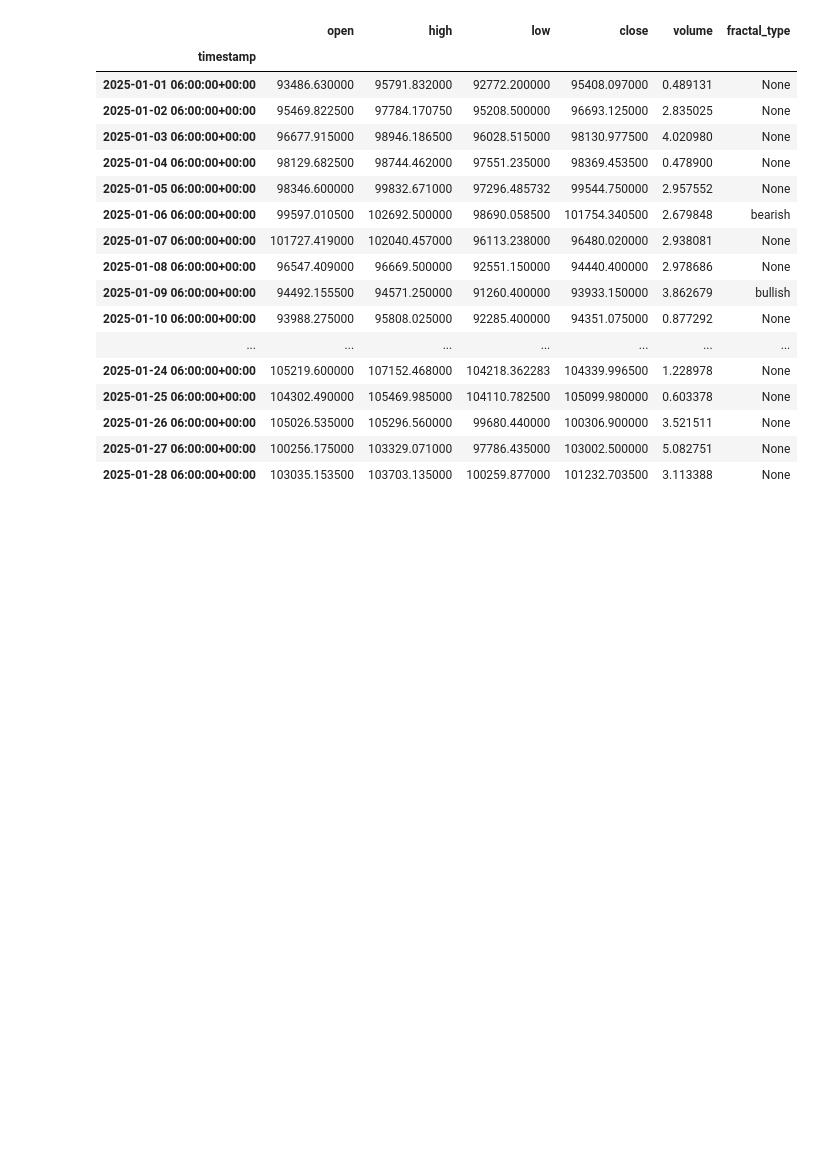
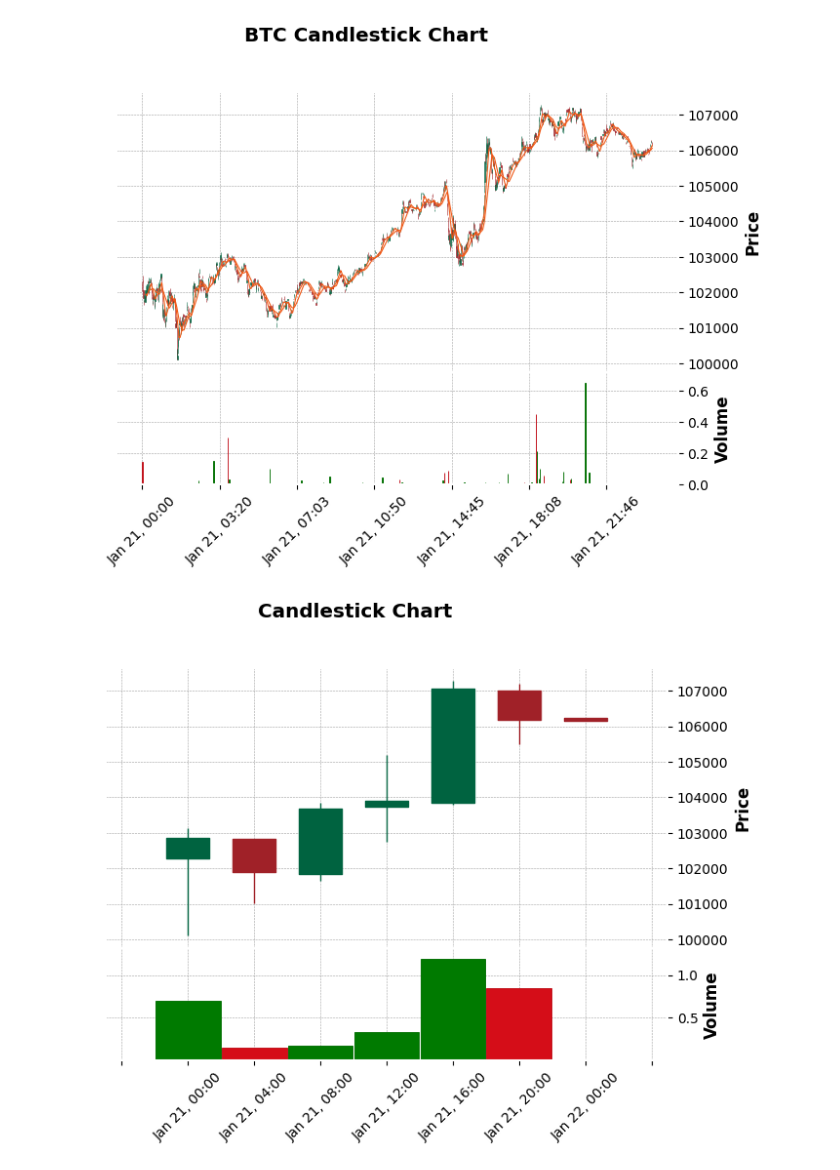
Before and after one commit to adityanandy2802/insight_fusion, a Jupyter notebook: fractal_stock_markets.ipynb, the cells around one changed output. Saved outputs shown, nothing was run; the diff lists cells and outputs as text; code cells hidden in the pictures; blank space fills up the shorter version.

```diff
--- a/fractal_stock_markets.ipynb
+++ b/fractal_stock_markets.ipynb
@@ -82,3 +48,18 @@ data_minute
+# %%
+def resample(df, sample = 'H'):
+    df = df.resample(sample).agg({
+        'open': 'first',   # First open price in the hour
+        'high': 'max',     # Maximum high price in the hour
+        'low': 'min',      # Minimum low price in the hour
+        'close': 'last',   # Last close price in the hour
+        'volume': 'sum'    # Total volume in the hour
+    }).dropna()
+
+    return df
+# %%
+def candleplot(df):
+    mpf.plot(df, type='candle', mav=(10, 20), volume=True, title=f"Candlestick Chart", style='charles')
+    return
 # %%
 def fractal_fill(df, window_length = 5):
     def bearish_fractal(df, i, window_length):
@@ -125,22 +104,4 @@ data_minute_filled = fractal_fill(data_minute)
-# %%
-data_day_filled = fractal_fill(data_day)
-data_day_filled
-# %% [output]
-|  | open | high | low | close | volume | fractal_type |
-| timestamp |  |  |  |  |  |  |
-| 2025-01-01 06:00:00+00:00 | 93486.630000 | 95791.832000 | 92772.200000 | 95408.097000 | 0.489131 | None |
-| 2025-01-02 06:00:00+00:00 | 95469.822500 | 97784.170750 | 95208.500000 | 96693.125000 | 2.835025 | None |
-| 2025-01-03 06:00:00+00:00 | 96677.915000 | 98946.186500 | 96028.515000 | 98130.977500 | 4.020980 | None |
-| 2025-01-04 06:00:00+00:00 | 98129.682500 | 98744.462000 | 97551.235000 | 98369.453500 | 0.478900 | None |
-| 2025-01-05 06:00:00+00:00 | 98346.600000 | 99832.671000 | 97296.485732 | 99544.750000 | 2.957552 | None |
-| 2025-01-06 06:00:00+00:00 | 99597.010500 | 102692.500000 | 98690.058500 | 101754.340500 | 2.679848 | bearish |
-| 2025-01-07 06:00:00+00:00 | 101727.419000 | 102040.457000 | 96113.238000 | 96480.020000 | 2.938081 | None |
-| 2025-01-08 06:00:00+00:00 | 96547.409000 | 96669.500000 | 92551.150000 | 94440.400000 | 2.978686 | None |
-| 2025-01-09 06:00:00+00:00 | 94492.155500 | 94571.250000 | 91260.400000 | 93933.150000 | 3.862679 | bullish |
-| 2025-01-10 06:00:00+00:00 | 93988.275000 | 95808.025000 | 92285.400000 | 94351.075000 | 0.877292 | None |
-| ... | ... | ... | ... | ... | ... | ... |
-| 2025-01-24 06:00:00+00:00 | 105219.600000 | 107152.468000 | 104218.362283 | 104339.996500 | 1.228978 | None |
-| 2025-01-25 06:00:00+00:00 | 104302.490000 | 105469.985000 | 104110.782500 | 105099.980000 | 0.603378 | None |
-| 2025-01-26 06:00:00+00:00 | 105026.535000 | 105296.560000 | 99680.440000 | 100306.900000 | 3.521511 | None |
-| 2025-01-27 06:00:00+00:00 | 100256.175000 | 103329.071000 | 97786.435000 | 103002.500000 | 5.082751 | None |
-| 2025-01-28 06:00:00+00:00 | 103035.153500 | 103703.135000 | 100259.877000 | 101232.703500 | 3.113388 | None |
+# %%
+def find_closest(x, timestamps):
+    index = bisect.bisect_left(timestamps, x)
+    return index, timestamps[index - 1]
@@ -146,0 +134,34 @@ data_day_filled
+# %%
+data_minute = get_data(start = datetime(2025, 1, 21), end = datetime(2025, 1, 22))
+data_4h = resample(data_minute, '4H')
+data_10m = resample(data_minute, '10Min')
+data_30m = resample(data_minute, '30Min')
+
+data_4h_filled = fractal_fill(data_4h)
+data_minute_filled = fractal_fill(data_minute)
+data_10m_filled = fractal_fill(data_10m)
+data_30m_filled = fractal_fill(data_30m)
+
+timestamps_4h = list(data_4h_filled.index) #GLOBAL PYTHON OBJECT -> `tendency` function dependency
+timestamps_30m = list(data_30m.index) #GLOBAL OBJECT
+
+data_10m_filled["signal"] = None
+i = 0
+for _, row in tqdm(data_10m_filled.iterrows(), total = len(data_10m_filled)):
+    time = data_10m_filled.index[i]
+    if data_10m_filled.loc[time, "fractal_type"] is not None: #bullish or bearish
+        index, closest = find_closest(time, timestamps_30m)
+        if data_10m_filled.loc[time, "fractal_type"] == "bearish":
+            if index > 2:
+                if tendency(index, "bearish", "30m"):
+                    data_10m_filled.loc[time, "signal"] = "bearish"
+        else:
+            if index > 2:
+                if tendency(index, "bullish", "30m"):
+                    data_10m_filled.loc[time, "signal"] = "bullish"
+    i += 1
+
+candleplot(data_4h),  candleplot(data_10m), data_10m_filled[data_10m_filled["signal"] == "bearish"]
+# %% [output]
+[figure, added]
+[figure, added]
```
Also changed, not shown: parts of 11 cells of this notebook, 1 other file.
